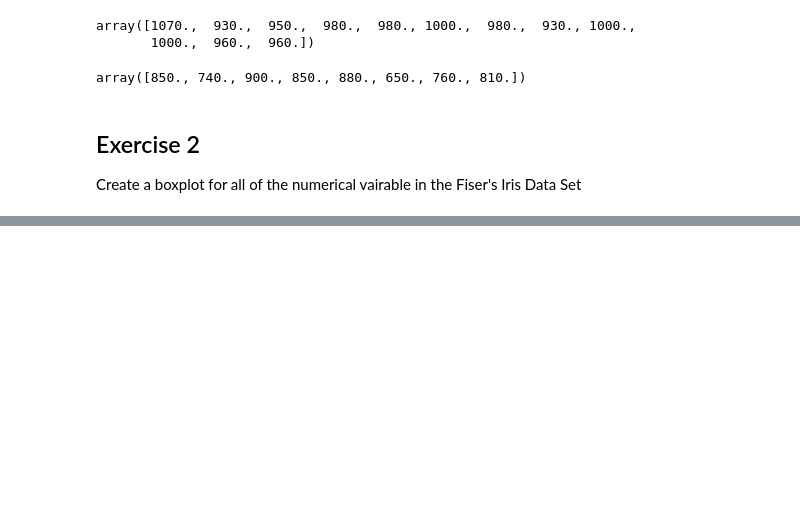
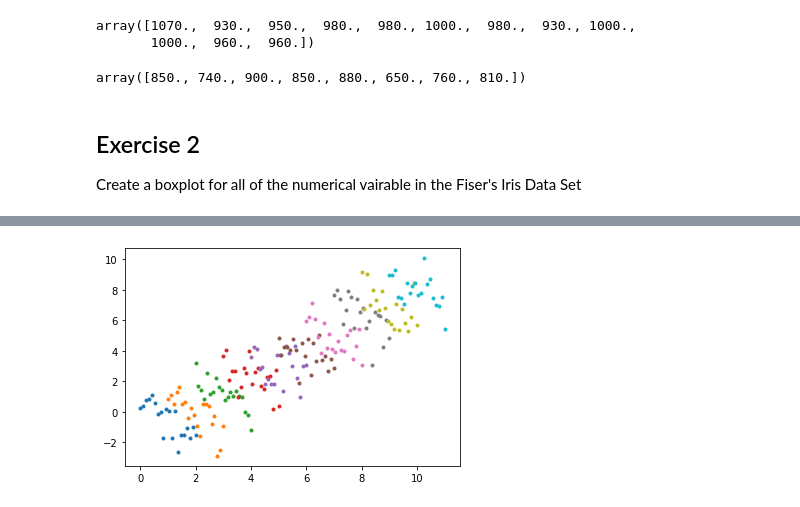
Before and after one commit to evaczeydapommersheim/Funddata---assessment, a Jupyter notebook: Practicals/04 Outliers_PDF_Percentile_Quartile_Boxplots_DataSet.ipynb, the cells around one changed output, grey strips where cells are left out. Saved outputs shown, nothing was run; the diff lists cells and outputs as text; code cells hidden in the pictures; blank space fills up the shorter version.

```diff
--- a/Practicals/04 Outliers_PDF_Percentile_Quartile_Boxplots_DataSet.ipynb
+++ b/Practicals/04 Outliers_PDF_Percentile_Quartile_Boxplots_DataSet.ipynb
@@ -495,0 +556,5 @@ array([[5.1, 3.5, 1.4, 0.2],
+# %%
+for i in range(len(xs)):
+    plt.plot(xs[i], ys[i], '.')
+# %% [output]
+[figure, added]
```
Also changed, not shown: parts of 16 cells of this notebook.
